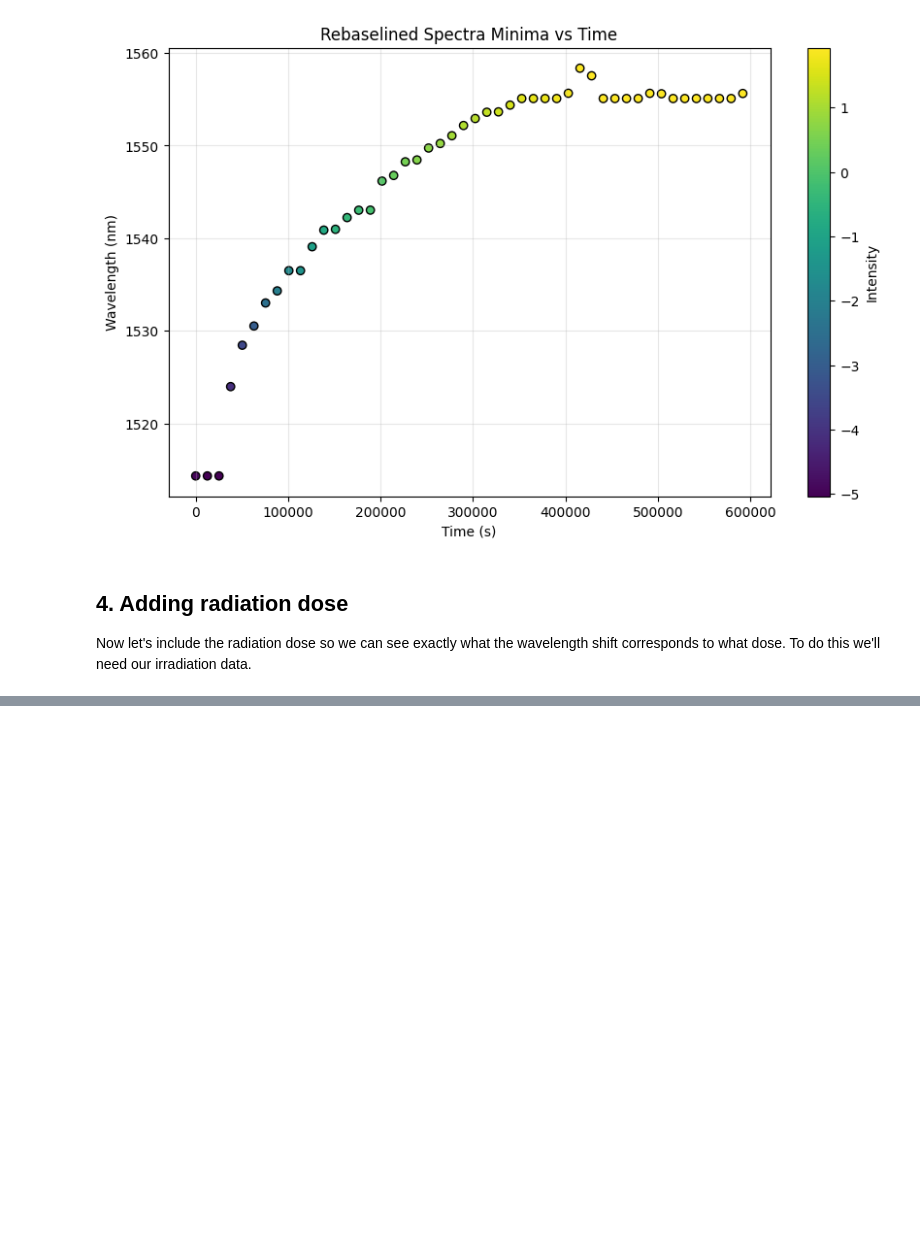
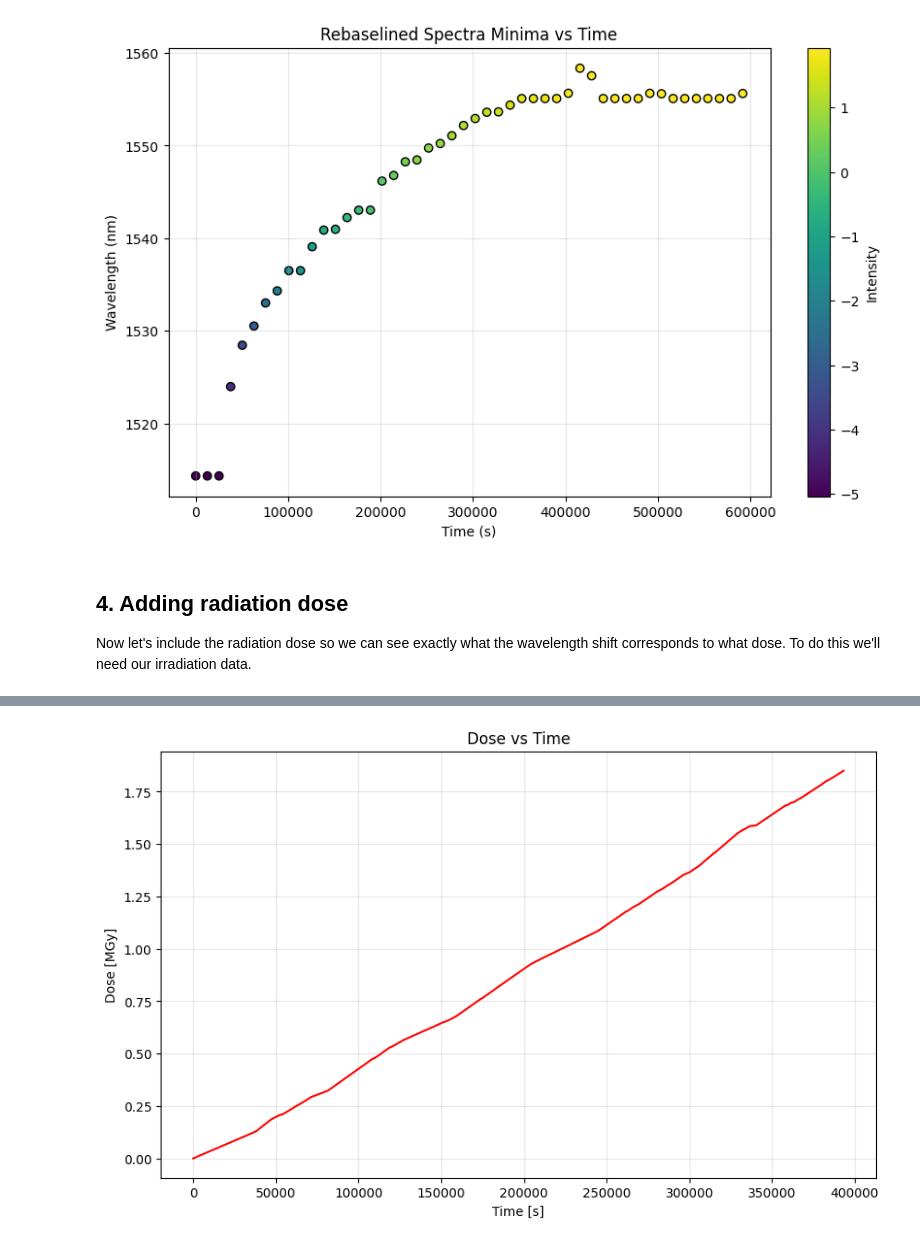
Before and after one commit to rsamconn/Fibre-optics-demo, a Jupyter notebook: fibre-demo.ipynb, the cells around one changed output, grey strips where cells are left out. Drawn from its saved outputs; the diff is of its cells as text; code cells hidden in the pictures; blank space fills up the shorter version.

```diff
--- a/fibre-demo.ipynb
+++ b/fibre-demo.ipynb
@@ -272,0 +285,13 @@ plt.show()
+# %%
+# Calculate the total SEC_counts
+total_SEC_counts = irradiation_df_clean['SEC_counts'].sum()
+
+# Create a new column for the cumulative SEC_counts
+irradiation_df_clean['cumulative_SEC_counts'] = irradiation_df_clean['SEC_counts'].cumsum()
+
+# Create a new column for the cumulative SEC_counts as a proportion of the total SEC_counts
+irradiation_df_clean['cumulative_SEC_counts_proportion'] = irradiation_df_clean['cumulative_SEC_counts'] / total_SEC_counts
+
+irradiation_df_clean['dose_MGy'] = irradiation_df_clean['cumulative_SEC_counts_proportion'] * 1.85  # Assuming 1.85 MGy is the total dose
+
+irradiation_df_clean
@@ -272,0 +312,11 @@ plt.show()
+# %%
+# Plot dose vs time
+plt.figure(figsize=(10, 6))
+plt.plot(irradiation_df_clean['time_seconds'], irradiation_df_clean['dose_MGy'], linestyle='-', color='red')
+plt.xlabel('Time [s]')
+plt.ylabel('Dose [MGy]')
+plt.title('Dose vs Time')
+plt.grid(True, alpha=0.3)
+plt.show()
+# %% [output]
+[figure, added]
```
Also changed, not shown: parts of 9 cells of this notebook.
